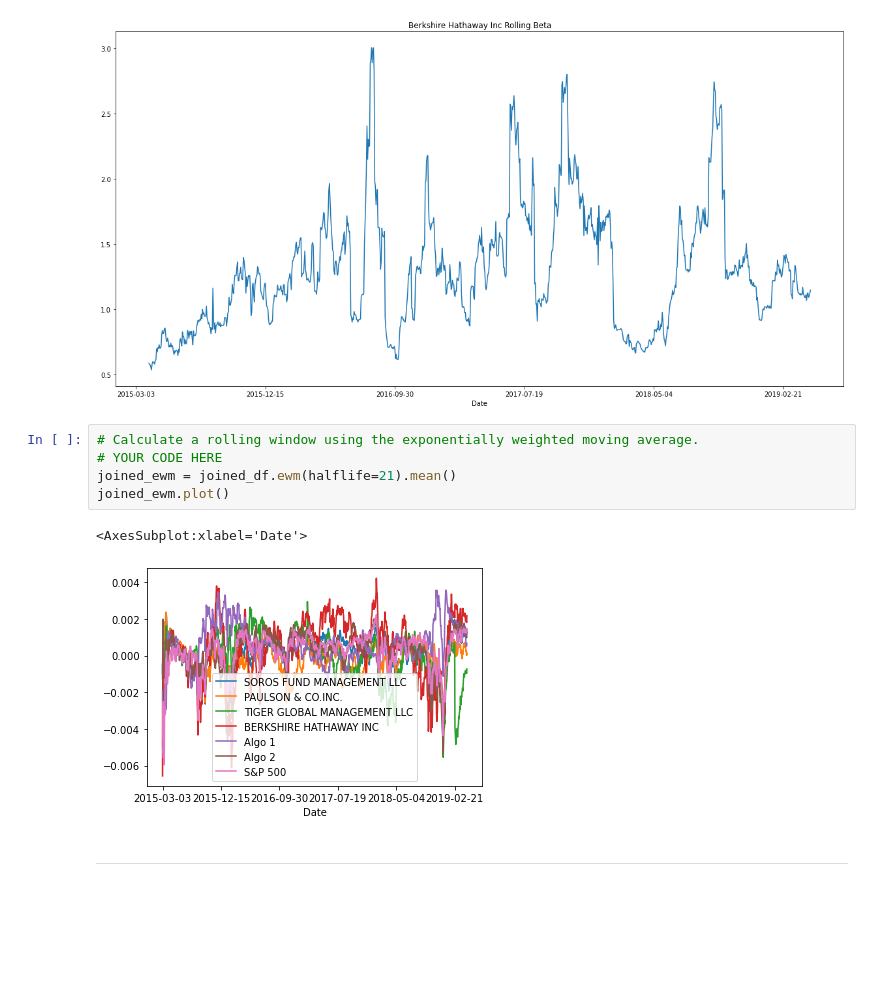
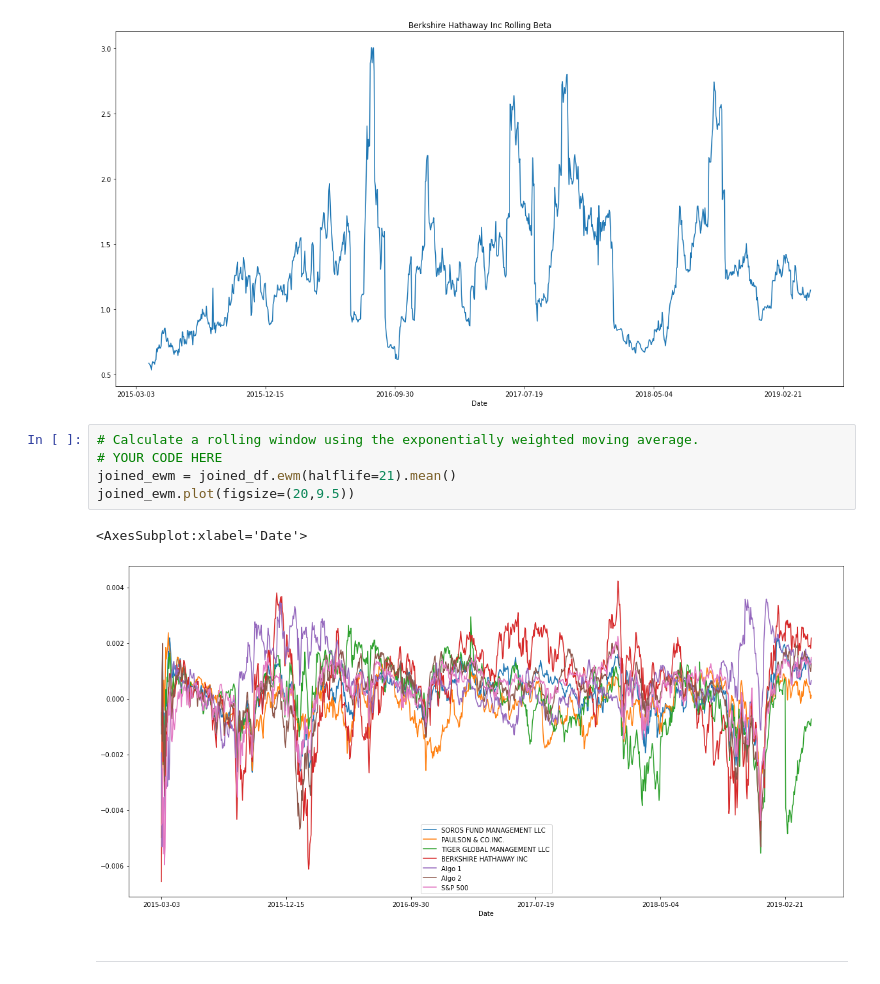
Before and after one commit to moartheta/A-Whale-off-the-Portfolio, a Jupyter notebook: whale_analysis.ipynb, the cells around one changed output. Drawn from its saved outputs; the diff is of its cells as text; blank space fills up the shorter version.

```diff
--- a/whale_analysis.ipynb
+++ b/whale_analysis.ipynb
@@ -286,11 +286,11 @@ beta.plot(title="Berkshire Hathaway Inc Rolling Beta", figsize=(20,10))
 # %%
 # Calculate a rolling window using the exponentially weighted moving average.
 # YOUR CODE HERE
 joined_ewm = joined_df.ewm(halflife=21).mean()
-joined_ewm.plot()
+joined_ewm.plot(figsize=(20,9.5))
 # %% [output]
 <AxesSubplot:xlabel='Date'>
-[figure, old version]
+[figure, new version]
 # %% [markdown]
 ---
 # %% [markdown]
```
Also changed, not shown: parts of 13 cells of this notebook.
